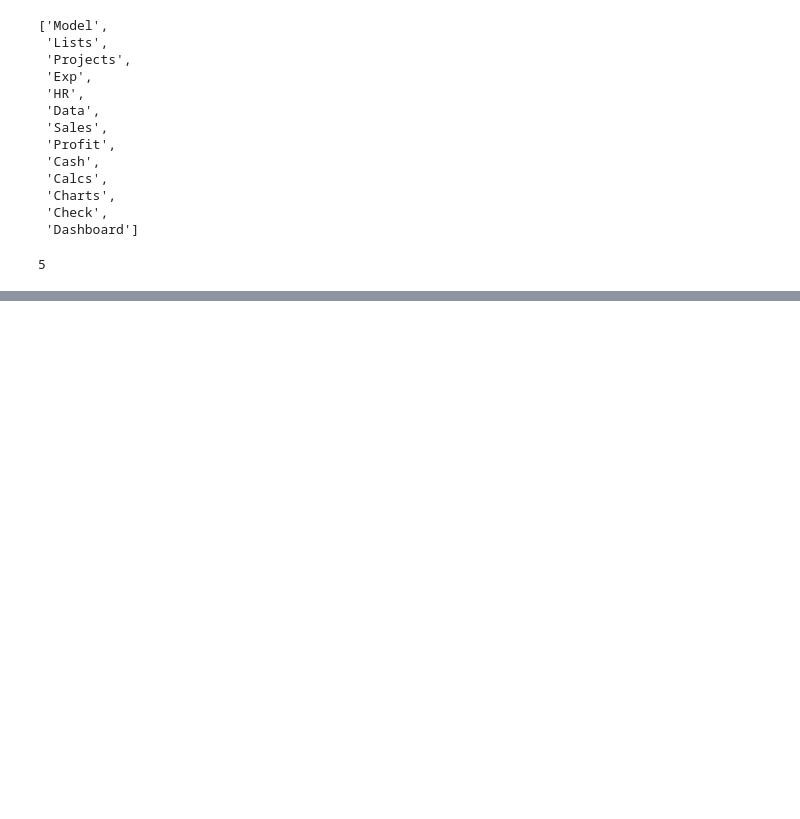
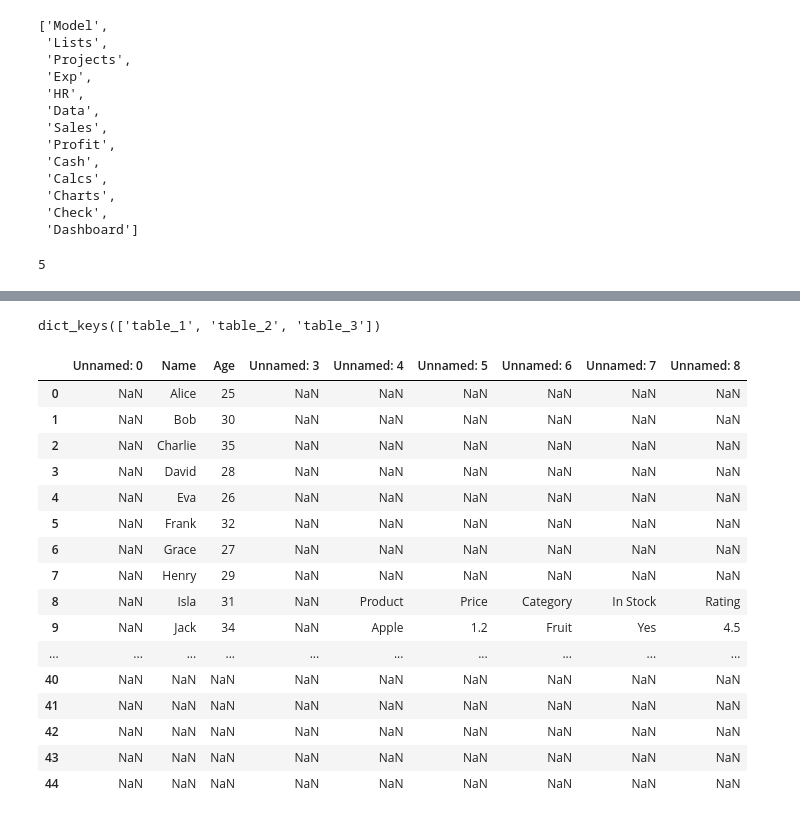
Before and after one commit to Krushi-Jethe/excel-lens, a Jupyter notebook: notebooks/005-kj-processor-enhancements.ipynb, the cells around one changed output, grey strips where cells are left out. Cells and saved outputs as stored; diff of their text form; code cells hidden in the pictures; blank space fills up the shorter version.

Commit message:
created new dummy file for testing and improving extraction

```diff
--- a/notebooks/005-kj-processor-enhancements.ipynb
+++ b/notebooks/005-kj-processor-enhancements.ipynb
@@ -37,0 +42,2 @@ sheet_model.ntables
+# %%
+data = processor.extract("files/dummy_excel_2.xlsx")
@@ -37,0 +97,27 @@ sheet_model.ntables
+# %%
+
+data_dict = processor.extract_tables_sep_by_cols(data.raw["ScatteredTables"])
+# %%
+data_dict.keys()
+# %% [output]
+dict_keys(['table_1', 'table_2', 'table_3'])
+# %%
+data_dict["table_1"]
+# %% [output]
+|  | Unnamed: 0 | Name | Age | Unnamed: 3 | Unnamed: 4 | Unnamed: 5 | Unnamed: 6 | Unnamed: 7 | Unnamed: 8 |
+| 0 | NaN | Alice | 25 | NaN | NaN | NaN | NaN | NaN | NaN |
+| 1 | NaN | Bob | 30 | NaN | NaN | NaN | NaN | NaN | NaN |
+| 2 | NaN | Charlie | 35 | NaN | NaN | NaN | NaN | NaN | NaN |
+| 3 | NaN | David | 28 | NaN | NaN | NaN | NaN | NaN | NaN |
+| 4 | NaN | Eva | 26 | NaN | NaN | NaN | NaN | NaN | NaN |
+| 5 | NaN | Frank | 32 | NaN | NaN | NaN | NaN | NaN | NaN |
+| 6 | NaN | Grace | 27 | NaN | NaN | NaN | NaN | NaN | NaN |
+| 7 | NaN | Henry | 29 | NaN | NaN | NaN | NaN | NaN | NaN |
+| 8 | NaN | Isla | 31 | NaN | Product | Price | Category | In Stock | Rating |
+| 9 | NaN | Jack | 34 | NaN | Apple | 1.2 | Fruit | Yes | 4.5 |
+| ... | ... | ... | ... | ... | ... | ... | ... | ... | ... |
+| 40 | NaN | NaN | NaN | NaN | NaN | NaN | NaN | NaN | NaN |
+| 41 | NaN | NaN | NaN | NaN | NaN | NaN | NaN | NaN | NaN |
+| 42 | NaN | NaN | NaN | NaN | NaN | NaN | NaN | NaN | NaN |
+| 43 | NaN | NaN | NaN | NaN | NaN | NaN | NaN | NaN | NaN |
+| 44 | NaN | NaN | NaN | NaN | NaN | NaN | NaN | NaN | NaN |
```
Also changed, not shown: parts of 8 cells of this notebook, 2 other files.
